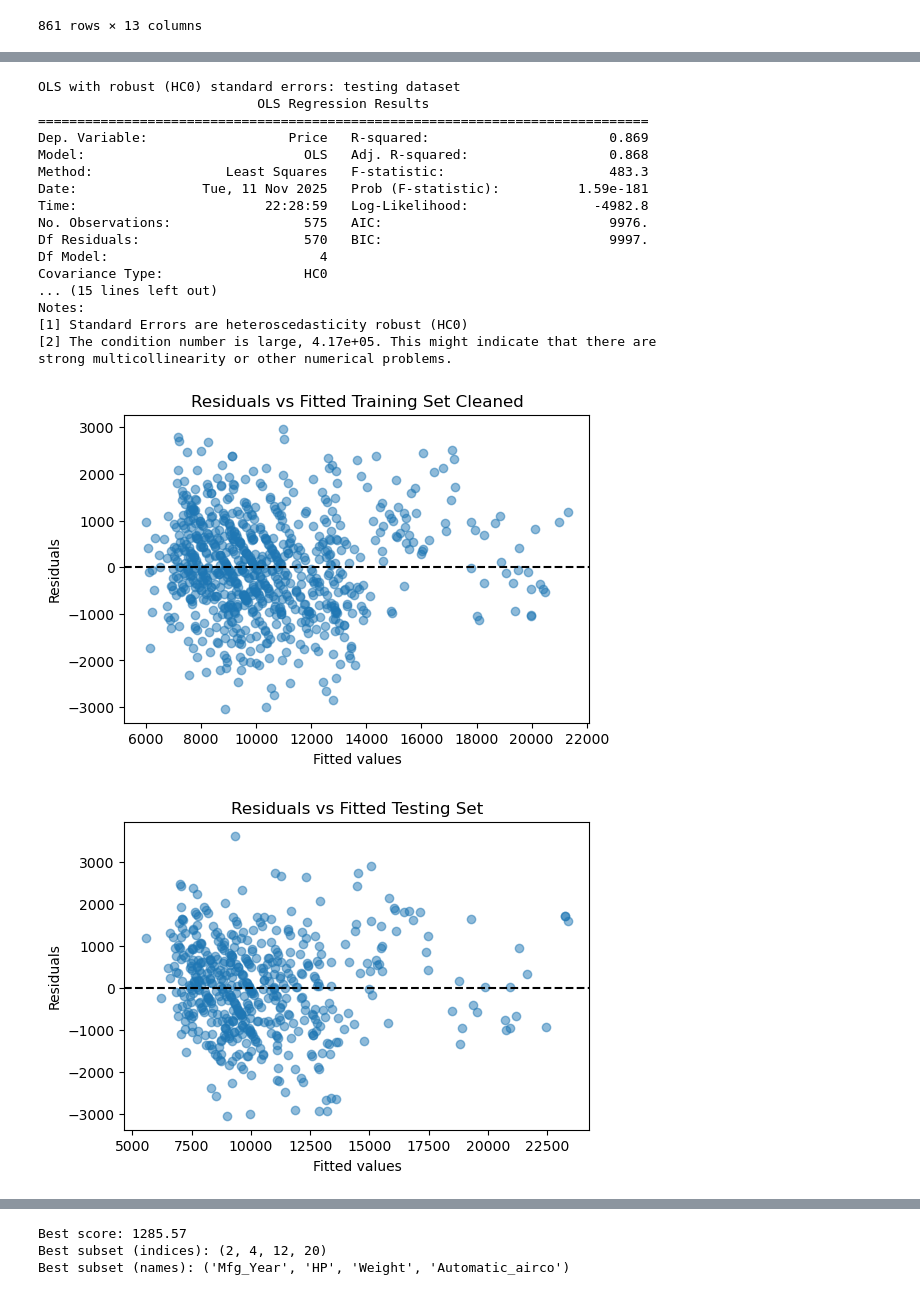
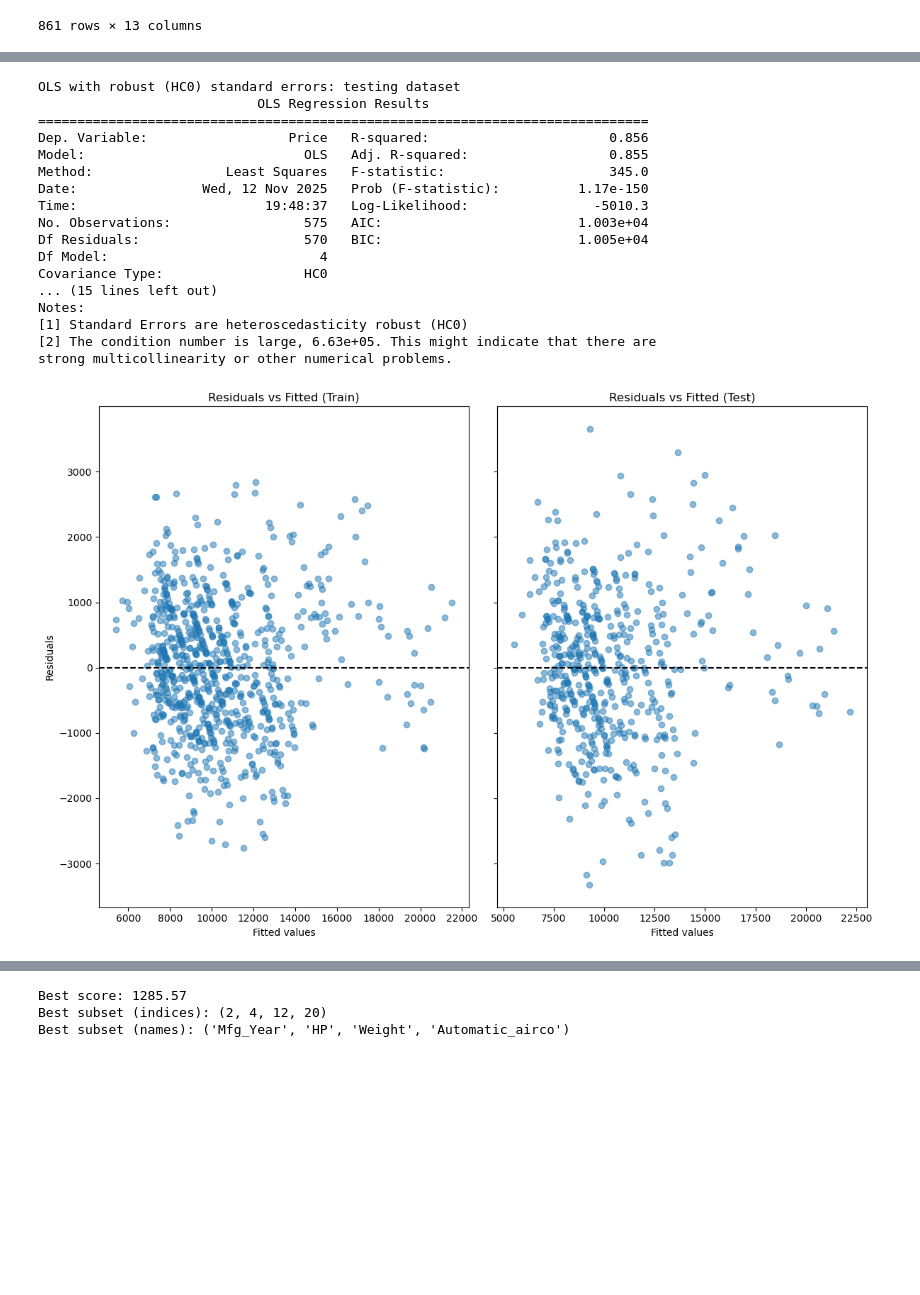
Before and after one commit to liulawrence2002/Project-1-MSBA, a Jupyter notebook: project_1_final.ipynb, the cells around one changed output, grey strips where cells are left out. Cells and saved outputs as stored; diff of their text form; code cells hidden in the pictures; blank space fills up the shorter version.

```diff
--- a/project_1_final.ipynb
+++ b/project_1_final.ipynb
@@ -473,7 +500,7 @@ VIF for full model after removing problematic variables
 # %%
 ## let us train the model using the top variables based on the lowest P-Value
 ## create prediction set
-predictors_best_four = ['Age_08_04' , 'Automatic_airco' , 'KM' ,'Quarterly_Tax']
+predictors_best_four = ['Age_08_04' , 'Automatic_airco' , 'HP' ,'KM']
 # subset the new train and test data sets
 X_train_b4 = train_data[predictors_best_four].copy()
 y_train_b4 = train_data['Price'].copy()
@@ -603,19 +633,19 @@ print(ols_test_robust.summary())
 OLS with robust (HC0) standard errors: testing dataset
                             OLS Regression Results
 ==============================================================================
-Dep. Variable:                  Price   R-squared:                       0.869
-Model:                            OLS   Adj. R-squared:                  0.868
-Method:                 Least Squares   F-statistic:                     483.3
-Date:                Tue, 11 Nov 2025   Prob (F-statistic):          1.59e-181
-Time:                        22:28:59   Log-Likelihood:                -4982.8
-No. Observations:                 575   AIC:                             9976.
-Df Residuals:                     570   BIC:                             9997.
+Dep. Variable:                  Price   R-squared:                       0.856
+Model:                            OLS   Adj. R-squared:                  0.855
+Method:                 Least Squares   F-statistic:                     345.0
+Date:                Wed, 12 Nov 2025   Prob (F-statistic):          1.17e-150
+Time:                        19:48:37   Log-Likelihood:                -5010.3
+No. Observations:                 575   AIC:                         1.003e+04
+Df Residuals:                     570   BIC:                         1.005e+04
 Df Model:                           4
 Covariance Type:                  HC0
 ... (15 lines left out)
 Notes:
 [1] Standard Errors are heteroscedasticity robust (HC0)
-[2] The condition number is large, 4.17e+05. This might indicate that there are
+[2] The condition number is large, 6.63e+05. This might indicate that there are
 strong multicollinearity or other numerical problems.
 # %%
 ## there seems to be a few outliers in the train and test set. To confirm the outliers we can use Cooks D with the cutoff 4/n (where n is the number of observations)
@@ -644,28 +674,44 @@ cleaned_y_test_b4 = y_test_b4.drop(outliers_test.index)
 # %%
 ## plot the new ones to show the difference and or if there is an improvement
 cleaned_model_multiple_reg_b4train = LinearRegression().fit(cleaned_X_train_b4 , cleaned_y_train_b4)
 cleaned_model_multiple_reg_b4test = LinearRegression().fit(cleaned_X_test_b4 , cleaned_y_test_b4)
 cleaned_model_ols_b4train = sm.OLS(cleaned_y_train_b4 , sm.add_constant(cleaned_X_train_b4)).fit()
 cleaned_model_ols_b4test = sm.OLS(cleaned_y_test_b4 , sm.add_constant(cleaned_X_test_b4)).fit()
 
-plt.figure(figsize=(6, 4))
-plt.scatter(cleaned_model_ols_b4train.fittedvalues, cleaned_model_ols_b4train.resid, alpha=0.5)
-plt.axhline(0, color="k", linestyle="--")
-plt.xlabel("Fitted values")
-plt.ylabel("Residuals")
-plt.title("Residuals vs Fitted Training Set Cleaned")
+#plt.figure(figsize=(6, 4))
+#plt.scatter(cleaned_model_ols_b4train.fittedvalues, cleaned_model_ols_b4train.resid, alpha=0.5)
+#plt.axhline(0, color="k", linestyle="--")
+#plt.xlabel("Fitted values")
+#plt.ylabel("Residuals")
+#plt.title("Residuals vs Fitted Training Set Cleaned")
+#plt.show()
+
+#plt.figure(figsize=(6, 4))
+#plt.scatter(cleaned_model_ols_b4test.fittedvalues, cleaned_model_ols_b4test.resid, alpha=0.5)
+#plt.axhline(0, color="k", linestyle="--")
+#plt.xlabel("Fitted values")
+#plt.ylabel("Residuals")
+#plt.title("Residuals vs Fitted Testing Set")
+#plt.show()
+
+fig, axs = plt.subplots(1, 2, figsize=(12, 8), sharey=True)
+# Training Set
+axs[0].scatter(cleaned_model_ols_b4train.fittedvalues, cleaned_model_ols_b4train.resid, alpha=0.5)
+axs[0].axhline(0, color="k", linestyle="--")
+axs[0].set_xlabel("Fitted values")
+axs[0].set_ylabel("Residuals")
+axs[0].set_title("Residuals vs Fitted (Train)")
+
+# Testing Set
+axs[1].scatter(cleaned_model_ols_b4test.fittedvalues, cleaned_model_ols_b4test.resid, alpha=0.5)
+axs[1].axhline(0, color="k", linestyle="--")
+axs[1].set_xlabel("Fitted values")
+axs[1].set_title("Residuals vs Fitted (Test)")
+
+plt.tight_layout()
 plt.show()
-
-plt.figure(figsize=(6, 4))
-plt.scatter(cleaned_model_ols_b4test.fittedvalues, cleaned_model_ols_b4test.resid, alpha=0.5)
-plt.axhline(0, color="k", linestyle="--")
-plt.xlabel("Fitted values")
-plt.ylabel("Residuals")
-plt.title("Residuals vs Fitted Testing Set")
-plt.show()
 # %% [output]
-[figure, old version]
+[figure, new version]
-[figure, removed]
 # %%
 print(cleaned_model_ols_b4train.summary())
 print(cleaned_model_ols_b4test.summary())
```
Also changed, not shown: parts of 21 cells of this notebook.
